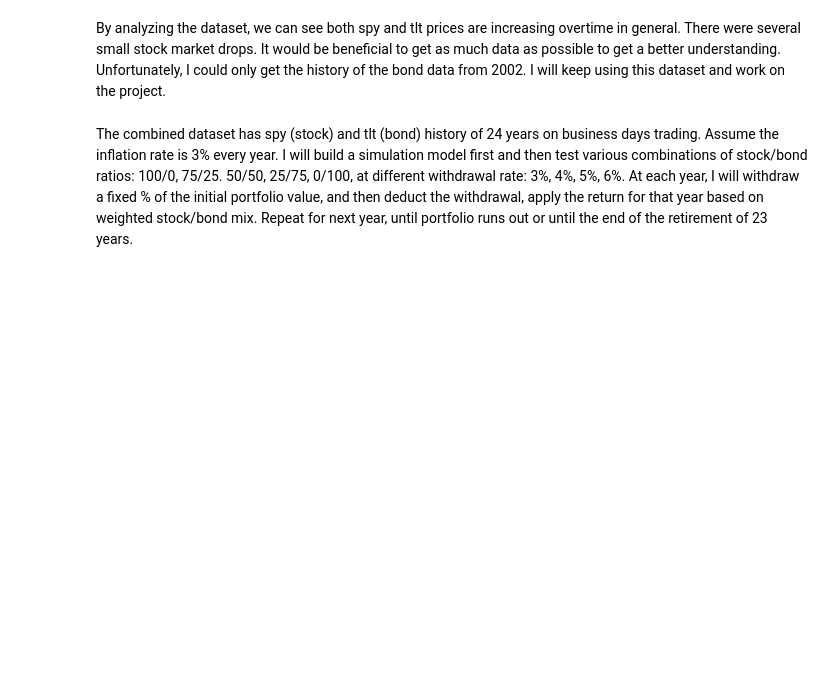
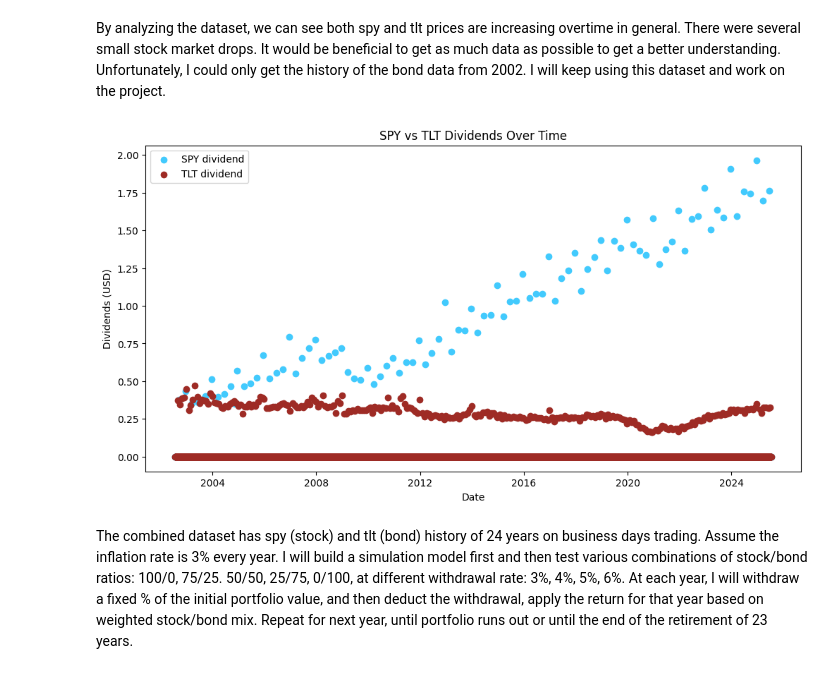
Before and after one commit to zhenzhenxie/Boglehead-retirement, a Jupyter notebook: retirement_analysis.ipynb, the cells around one changed output. Cells and saved outputs as stored; diff of their text form; code cells hidden in the pictures; blank space fills up the shorter version.

```diff
--- a/retirement_analysis.ipynb
+++ b/retirement_analysis.ipynb
@@ -32,6 +32,18 @@ plt.show()
 [figure]
 # %% [markdown]
 By analyzing the dataset, we can see both spy and tlt prices are increasing overtime in general. There were several small stock market drops. It would be beneficial to get as much data as possible to get a better understanding. Unfortunately, I could only get the history of the bond data from 2002. I will keep using this dataset and work on the project.
+# %%
+# Plot the dividends overtime
+plt.figure(figsize=(12,6))
+plt.scatter(data['date'], data['spy_divCash'], label='SPY dividend', color='#42CAFD')
+plt.scatter(data['date'], data['tlt_divCash'], label='TLT dividend', color='#9E2B25')
+plt.title('SPY vs TLT Dividends Over Time')
+plt.xlabel('Date')
+plt.ylabel('Dividends (USD)')
+plt.legend()
+plt.show()
+# %% [output]
+[figure, added]
 # %% [markdown]
 The combined dataset has spy (stock) and tlt (bond) history of 24 years on business days trading. Assume the inflation rate is 3% every year.
 I will build a simulation model first and then test various combinations of stock/bond ratios: 100/0, 75/25. 50/50, 25/75, 0/100, at different withdrawal rate: 3%, 4%, 5%, 6%. At each year, I will withdraw a fixed % of the initial portfolio value, and then deduct the withdrawal, apply the return for that year based on weighted stock/bond mix. Repeat for next year, until portfolio runs out or until the end of the retirement of 23 years.
```
Also changed, not shown: parts of 4 cells of this notebook, 2 other files.
